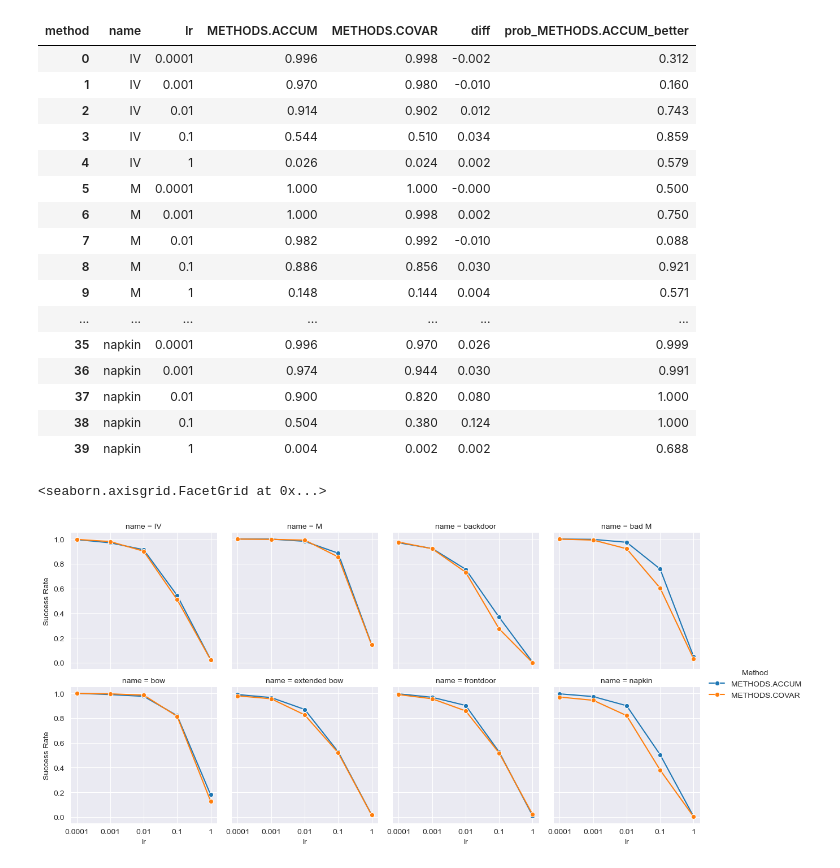
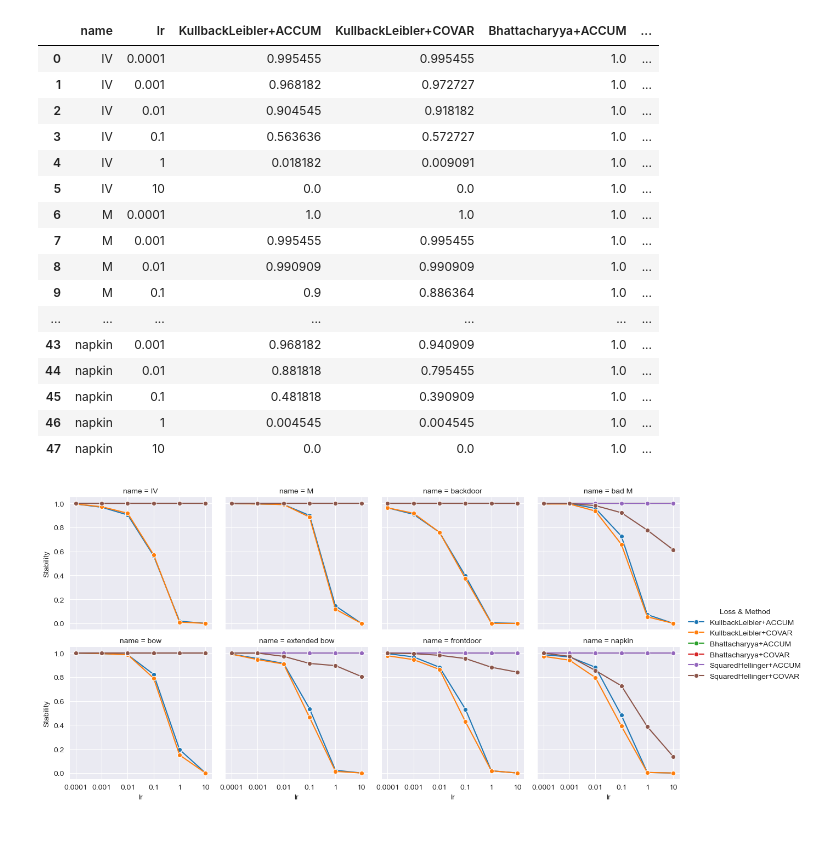
Before and after one commit to msaremi/sn2, a Jupyter notebook: experiments/numerical_stability.ipynb, the cells around one changed output. Drawn from its saved outputs; the diff is of its cells as text; code cells hidden in the pictures; blank space fills up the shorter version.

```diff
--- a/experiments/numerical_stability.ipynb
+++ b/experiments/numerical_stability.ipynb
@@ -13,9 +12,9 @@ import seaborn as sns
 # %%
 # @title Select numerical precision
 numerical_precision = torch.float64 # @param ["torch.float32","torch.float64"] {"type":"raw"}
-num_experiments = 500 # @param {"type":"slider","min":1,"max":1000,"step":1}
+num_experiments = 220 # @param {"type":"slider","min":1,"max":1000,"step":1}
 # %%
-results_file_name = f"numerical_stability_results_{str(numerical_precision).rsplit('.')[-1]}_n{num_experiments}.json"
+results_file_name = f"numerical_stability_results_{numerical_precision.__reduce__()}_n{num_experiments}.json"
 
 if os.path.exists(results_file_name):
     with open(results_file_name, 'r') as fp:
@@ -45,46 +44,51 @@ def prob_a_better(p_a, p_b, n):
 
     return prob_p1_gt_p2(n_a + alpha, n - n_a + beta_param, n_b + alpha, n - n_b + beta_param)
 # %%
-df = pd.DataFrame(columns=['name', 'method', 'lr', 'success_rate'])
+
+df = pd.DataFrame(columns=['name', 'method', 'loss', 'lr', 'success_rate'])
 
 for name, experiments in results.items():
-    for method, tests in experiments.items():
-        for i, (lr, success_rate) in enumerate(tests.items()):
-            df.loc[len(df), df.columns] = name, method, lr, success_rate
+    for lr, losses in experiments.items():
+        for loss, methods in losses.items():
+            for method, success_count in methods.items():
+                df.loc[len(df), df.columns] = name, method, loss, lr, success_count / num_experiments
 
 methods = df["method"].unique()
-df = df.pivot(index=("name", "lr"), columns="method", values="success_rate").reset_index()
-df[methods] = df[methods].astype(float)
-df["diff"] = df.apply(lambda row: -np.diff(row[methods])[0], axis=1)
-df[f"prob_{methods[0]}_better"] = df.apply(lambda row: prob_a_better(*row[methods], num_experiments), axis=1)
+losses = df["loss"].unique()
+df = df.pivot(index=("name", "lr"), columns=("loss", "method"), values="success_rate").reset_index()
+
+for loss in losses:
+    df[f"{loss} P({methods[0]}>{methods[1]})"] = df.apply(lambda row: prob_a_better(*row[loss], num_experiments), axis=1)
+
+df.columns = ['+'.join(filter(None, col)) for col in df.columns]
 df.round(3)
 # %% [output]
-| method | name | lr | METHODS.ACCUM | METHODS.COVAR | diff | prob_METHODS.ACCUM_better |
-| 0 | IV | 0.0001 | 0.996 | 0.998 | -0.002 | 0.312 |
-| 1 | IV | 0.001 | 0.970 | 0.980 | -0.010 | 0.160 |
-| 2 | IV | 0.01 | 0.914 | 0.902 | 0.012 | 0.743 |
-| 3 | IV | 0.1 | 0.544 | 0.510 | 0.034 | 0.859 |
-| 4 | IV | 1 | 0.026 | 0.024 | 0.002 | 0.579 |
-| 5 | M | 0.0001 | 1.000 | 1.000 | -0.000 | 0.500 |
-| 6 | M | 0.001 | 1.000 | 0.998 | 0.002 | 0.750 |
-| 7 | M | 0.01 | 0.982 | 0.992 | -0.010 | 0.088 |
-| 8 | M | 0.1 | 0.886 | 0.856 | 0.030 | 0.921 |
-| 9 | M | 1 | 0.148 | 0.144 | 0.004 | 0.571 |
+|  | name | lr | KullbackLeibler+ACCUM | KullbackLeibler+COVAR | Bhattacharyya+ACCUM | ... |
+| 0 | IV | 0.0001 | 0.995455 | 0.995455 | 1.0 | ... |
+| 1 | IV | 0.001 | 0.968182 | 0.972727 | 1.0 | ... |
+| 2 | IV | 0.01 | 0.904545 | 0.918182 | 1.0 | ... |
+| 3 | IV | 0.1 | 0.563636 | 0.572727 | 1.0 | ... |
+| 4 | IV | 1 | 0.018182 | 0.009091 | 1.0 | ... |
+| 5 | IV | 10 | 0.0 | 0.0 | 1.0 | ... |
+| 6 | M | 0.0001 | 1.0 | 1.0 | 1.0 | ... |
+| 7 | M | 0.001 | 0.995455 | 0.995455 | 1.0 | ... |
+| 8 | M | 0.01 | 0.990909 | 0.990909 | 1.0 | ... |
+| 9 | M | 0.1 | 0.9 | 0.886364 | 1.0 | ... |
 | ... | ... | ... | ... | ... | ... | ... |
-| 35 | napkin | 0.0001 | 0.996 | 0.970 | 0.026 | 0.999 |
-| 36 | napkin | 0.001 | 0.974 | 0.944 | 0.030 | 0.991 |
-| 37 | napkin | 0.01 | 0.900 | 0.820 | 0.080 | 1.000 |
-| 38 | napkin | 0.1 | 0.504 | 0.380 | 0.124 | 1.000 |
-| 39 | napkin | 1 | 0.004 | 0.002 | 0.002 | 0.688 |
+| 43 | napkin | 0.001 | 0.968182 | 0.940909 | 1.0 | ... |
+| 44 | napkin | 0.01 | 0.881818 | 0.795455 | 1.0 | ... |
+| 45 | napkin | 0.1 | 0.481818 | 0.390909 | 1.0 | ... |
+| 46 | napkin | 1 | 0.004545 | 0.004545 | 1.0 | ... |
+| 47 | napkin | 10 | 0.0 | 0.0 | 1.0 | ... |
 # %%
 grid = sns.FacetGrid(df, col="name", palette="tab20c", col_wrap=4, height=3)
 palette = sns.color_palette("tab10")
 
-for i, method in enumerate(methods):
-    grid.map(sns.lineplot, "lr", method, label=method, color=palette[i], marker='o')
+for i, combination in enumerate(product(losses, methods)):
+    grid.map(sns.lineplot, "lr", column := '+'.join(combination), label=column, color=palette[i], marker='o')
 
-grid.set_ylabels("Success Rate")
-grid.add_legend(title="Method")
+grid.set_ylabels("Stability")
+grid.add_legend(title="Loss & Method")
+plt.show()
 # %% [output]
-<seaborn.axisgrid.FacetGrid at 0x...>
-[figure, old version]
+[figure, new version]
```
Also changed, not shown: parts of 3 cells of this notebook, 9 other files.
